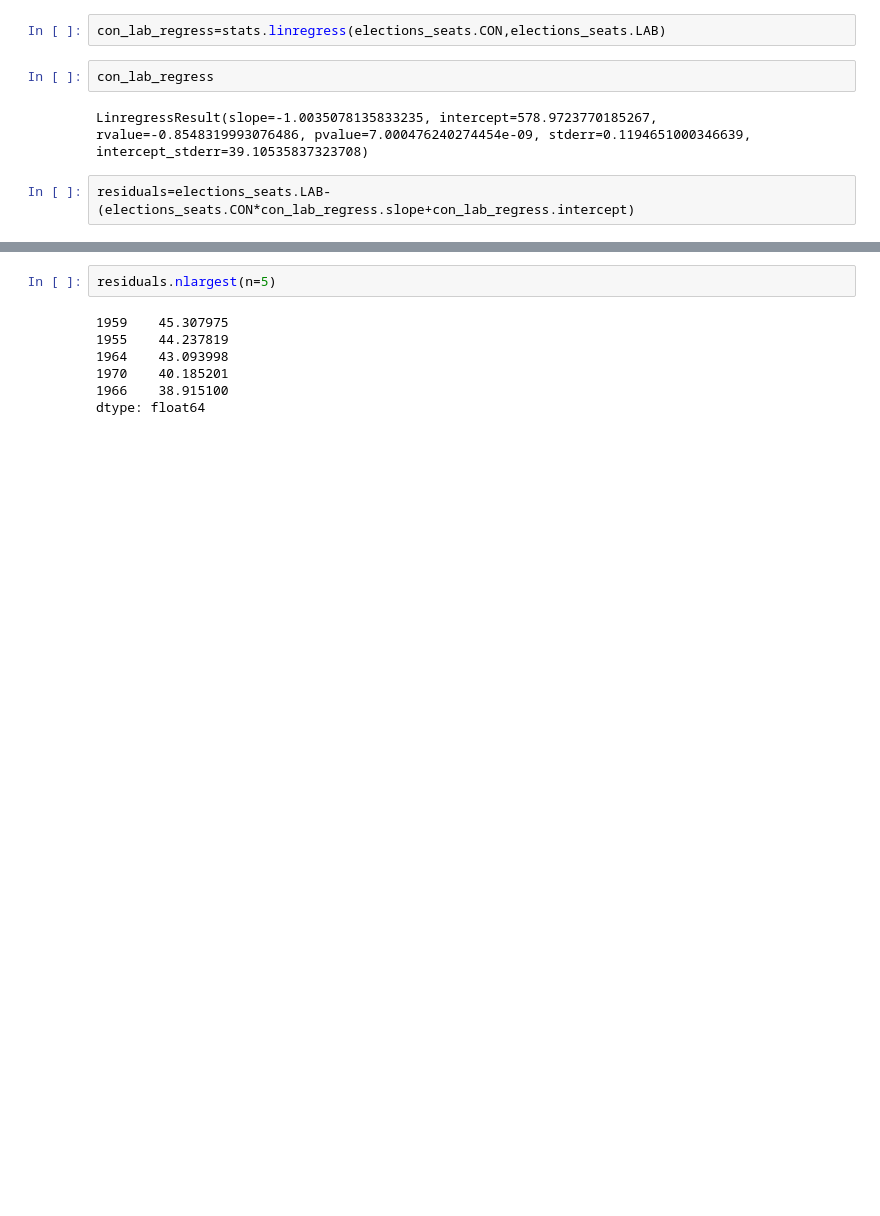
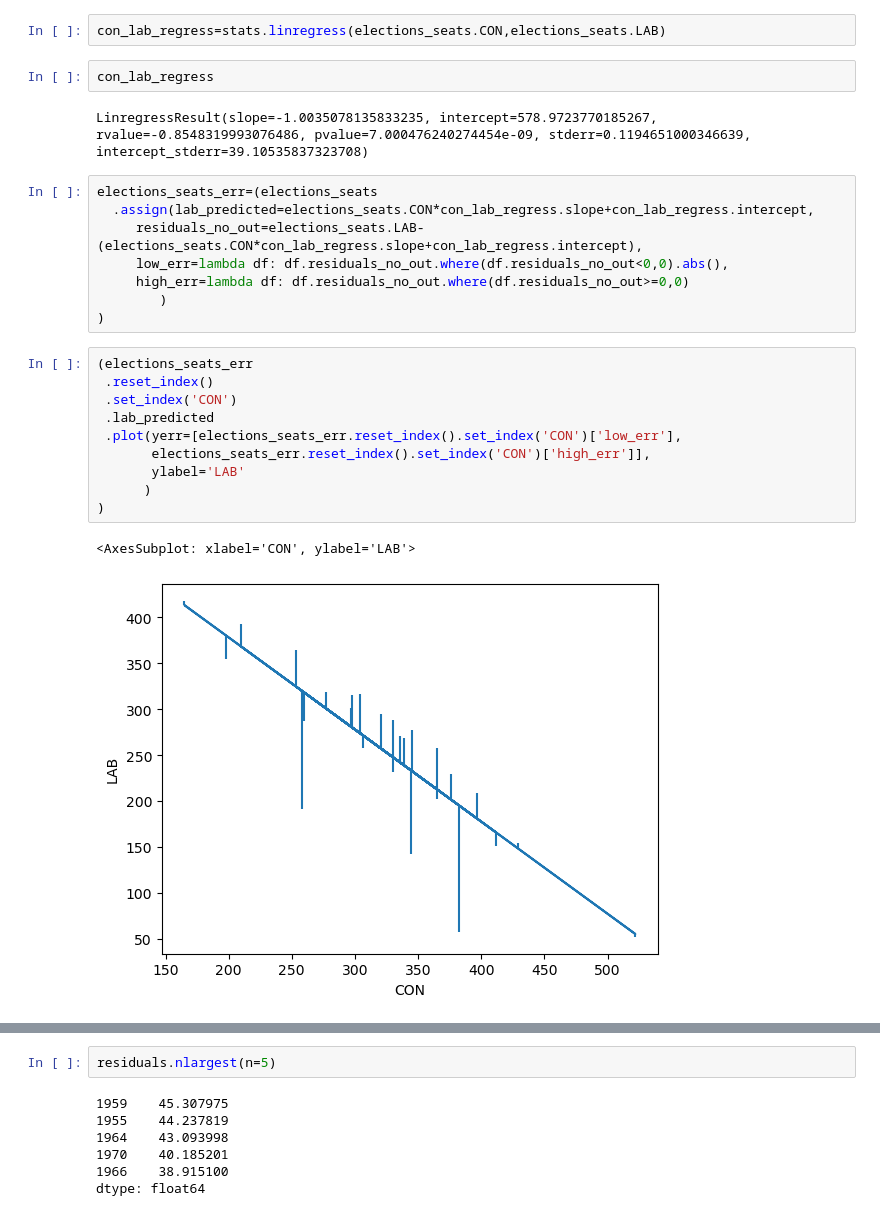
Before and after one commit to stelios-c/uk_votes, a Jupyter notebook: uk_elections.ipynb, the cells around one changed output, grey strips where cells are left out. Cells and saved outputs as stored; diff of their text form; blank space fills up the shorter version.

Commit message:
plot original regression line

```diff
--- a/uk_elections.ipynb
+++ b/uk_elections.ipynb
@@ -153,6 +153,25 @@ con_lab_regress=stats.linregress(elections_seats.CON,elections_seats.LAB)
 con_lab_regress
 # %% [output]
 LinregressResult(slope=-1.0035078135833235, intercept=578.9723770185267, rvalue=-0.8548319993076486, pvalue=7.000476240274454e-09, stderr=0.1194651000346639, intercept_stderr=39.10535837323708)
-# %%
-residuals=elections_seats.LAB-(elections_seats.CON*con_lab_regress.slope+con_lab_regress.intercept)
+# %%
+elections_seats_err=(elections_seats
+  .assign(lab_predicted=elections_seats.CON*con_lab_regress.slope+con_lab_regress.intercept,
+     residuals_no_out=elections_seats.LAB-(elections_seats.CON*con_lab_regress.slope+con_lab_regress.intercept),
+     low_err=lambda df: df.residuals_no_out.where(df.residuals_no_out<0,0).abs(),
+     high_err=lambda df: df.residuals_no_out.where(df.residuals_no_out>=0,0)
+        )
+)
+# %%
+(elections_seats_err
+ .reset_index()
+ .set_index('CON')
+ .lab_predicted
+ .plot(yerr=[elections_seats_err.reset_index().set_index('CON')['low_err'],
+       elections_seats_err.reset_index().set_index('CON')['high_err']],
+       ylabel='LAB'
+      )
+)
+# %% [output]
+<AxesSubplot: xlabel='CON', ylabel='LAB'>
+[figure, added]
 # %%
```
Also changed, not shown: parts of 1 cell of this notebook.
